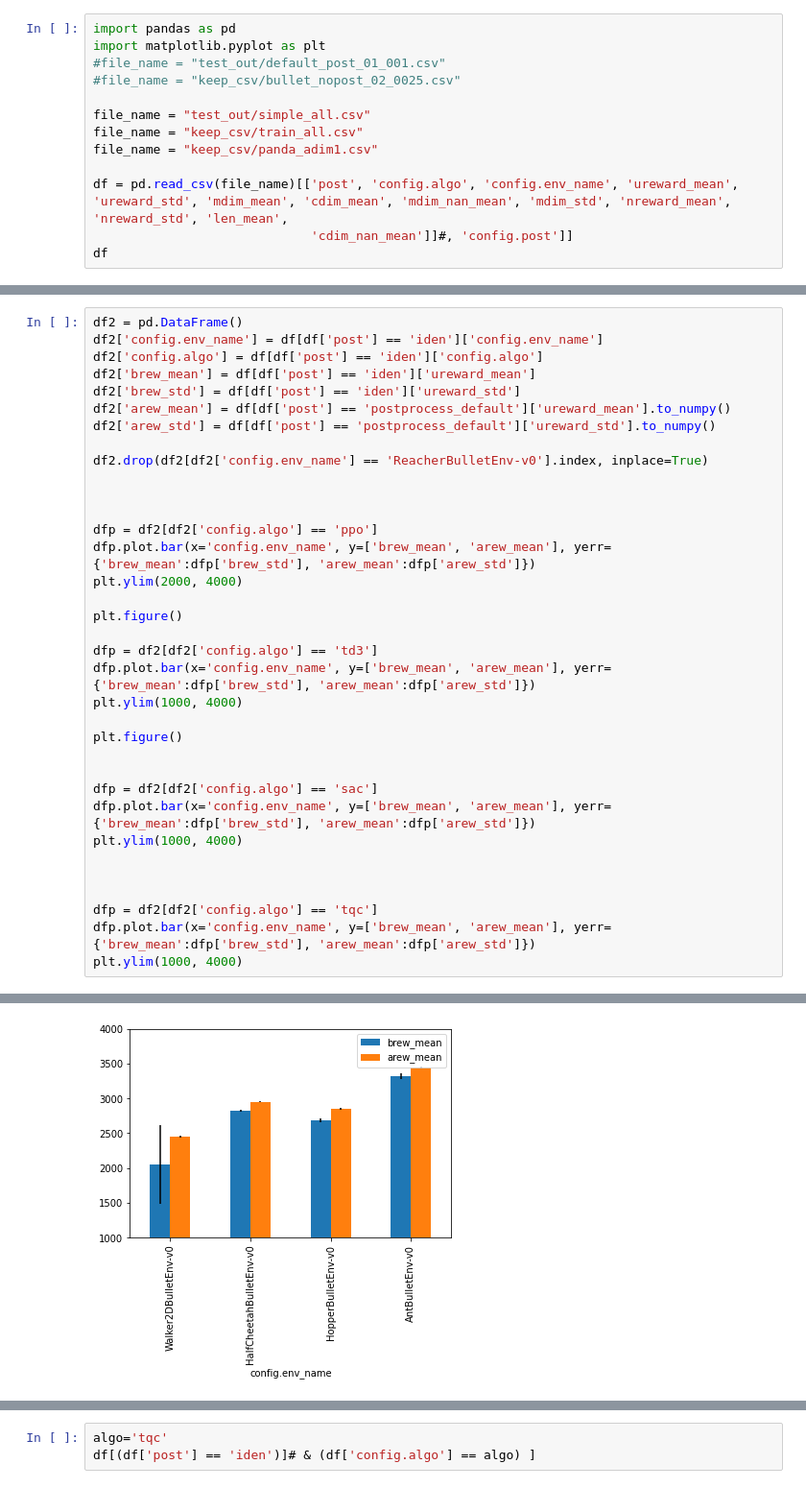
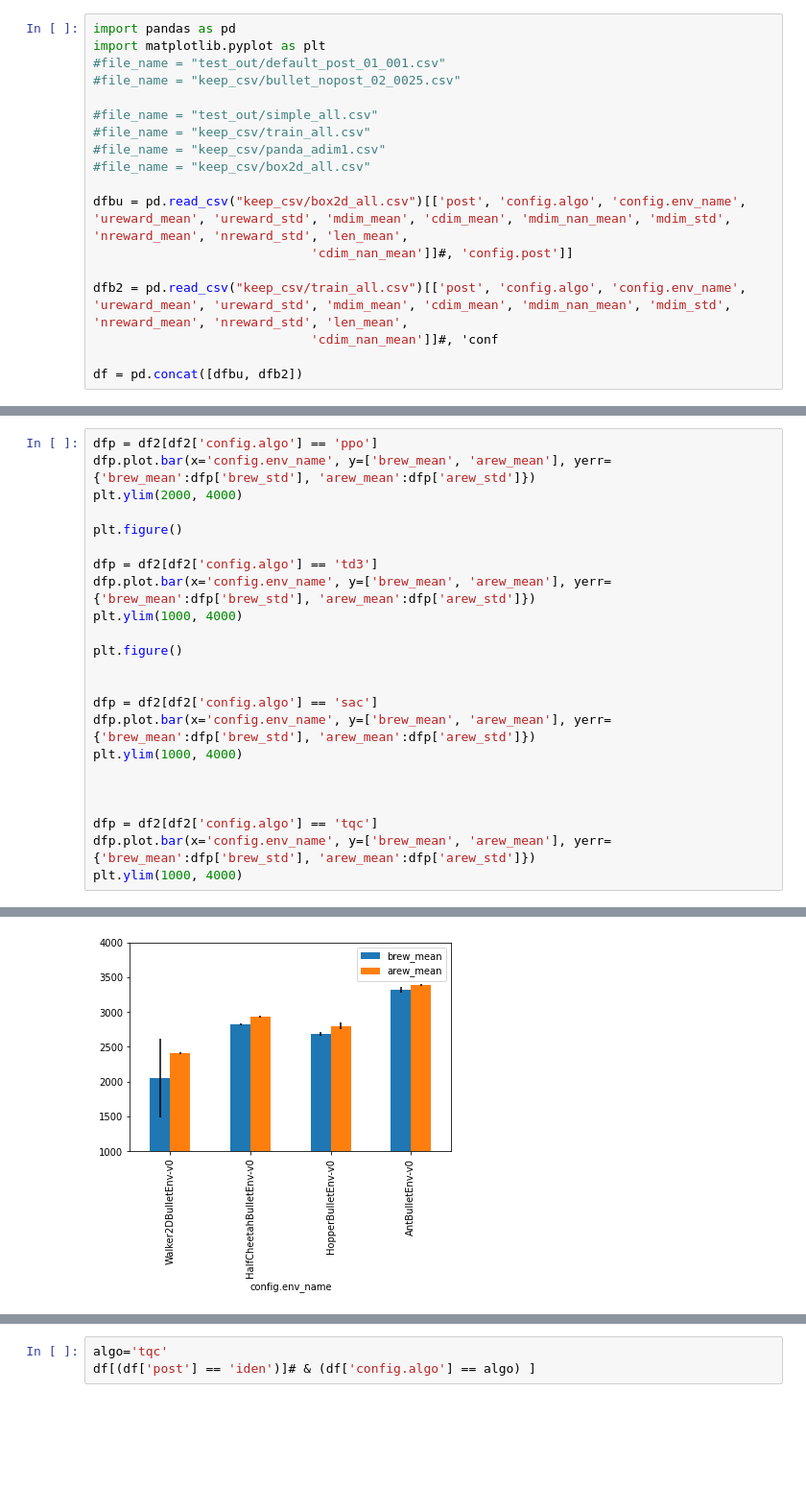
Before and after one commit to sgillen/policy_refinement, a Jupyter notebook: load_nopost.ipynb, the cells around one changed output, grey strips where cells are left out. Shown at 96% size. Drawn from its saved outputs; the diff is of its cells as text; blank space fills up the shorter version.

```diff
--- a/load_nopost.ipynb
+++ b/load_nopost.ipynb
@@ -4,10 +4,15 @@ import matplotlib.pyplot as plt
 #file_name = "test_out/default_post_01_001.csv"
 #file_name = "keep_csv/bullet_nopost_02_0025.csv"
 
-file_name = "test_out/simple_all.csv"
-file_name = "keep_csv/train_all.csv"
-file_name = "keep_csv/panda_adim1.csv"
+#file_name = "test_out/simple_all.csv"
+#file_name = "keep_csv/train_all.csv"
+#file_name = "keep_csv/panda_adim1.csv"
+#file_name = "keep_csv/box2d_all.csv"
 
-df = pd.read_csv(file_name)[['post', 'config.algo', 'config.env_name', 'ureward_mean', 'ureward_std', 'mdim_mean', 'cdim_mean', 'mdim_nan_mean', 'mdim_std', 'nreward_mean', 'nreward_std', 'len_mean',
+dfbu = pd.read_csv("keep_csv/box2d_all.csv")[['post', 'config.algo', 'config.env_name', 'ureward_mean', 'ureward_std', 'mdim_mean', 'cdim_mean', 'mdim_nan_mean', 'mdim_std', 'nreward_mean', 'nreward_std', 'len_mean',
                              'cdim_nan_mean']]#, 'config.post']]
-df
+
+dfb2 = pd.read_csv("keep_csv/train_all.csv")[['post', 'config.algo', 'config.env_name', 'ureward_mean', 'ureward_std', 'mdim_mean', 'cdim_mean', 'mdim_nan_mean', 'mdim_std', 'nreward_mean', 'nreward_std', 'len_mean',
+                             'cdim_nan_mean']]#, 'conf
+
+df = pd.concat([dfbu, dfb2])
@@ -32,16 +142,4 @@ df
 # %%
-df2 = pd.DataFrame()
-df2['config.env_name'] = df[df['post'] == 'iden']['config.env_name']
-df2['config.algo'] = df[df['post'] == 'iden']['config.algo']
-df2['brew_mean'] = df[df['post'] == 'iden']['ureward_mean']
-df2['brew_std'] = df[df['post'] == 'iden']['ureward_std']
-df2['arew_mean'] = df[df['post'] == 'postprocess_default']['ureward_mean'].to_numpy()
-df2['arew_std'] = df[df['post'] == 'postprocess_default']['ureward_std'].to_numpy()
-
-df2.drop(df2[df2['config.env_name'] == 'ReacherBulletEnv-v0'].index, inplace=True)
-
-
-
 dfp = df2[df2['config.algo'] == 'ppo']
 dfp.plot.bar(x='config.env_name', y=['brew_mean', 'arew_mean'], yerr={'brew_mean':dfp['brew_std'], 'arew_mean':dfp['arew_std']})
 plt.ylim(2000, 4000)
@@ -70,4 +168,4 @@ plt.ylim(1000, 4000)
 <Figure size 432x288 with 0 Axes>
-[figure, old version]
+[figure, new version]
 <Figure size 432x288 with 0 Axes>
 [figure]
```
Also changed, not shown: parts of 7 cells of this notebook, 5 other files.
